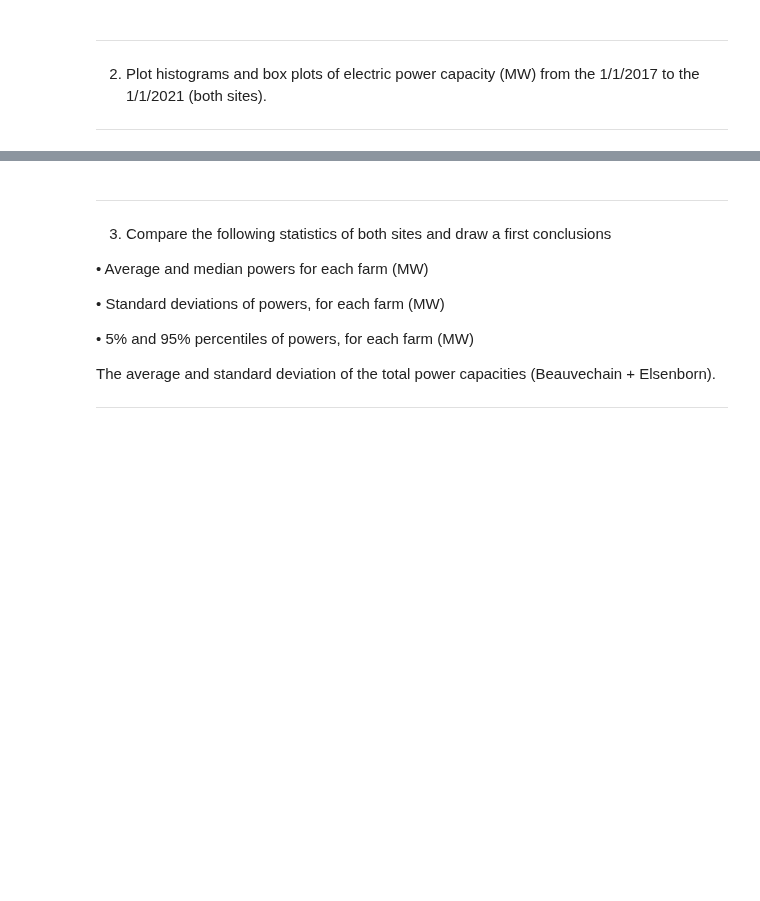
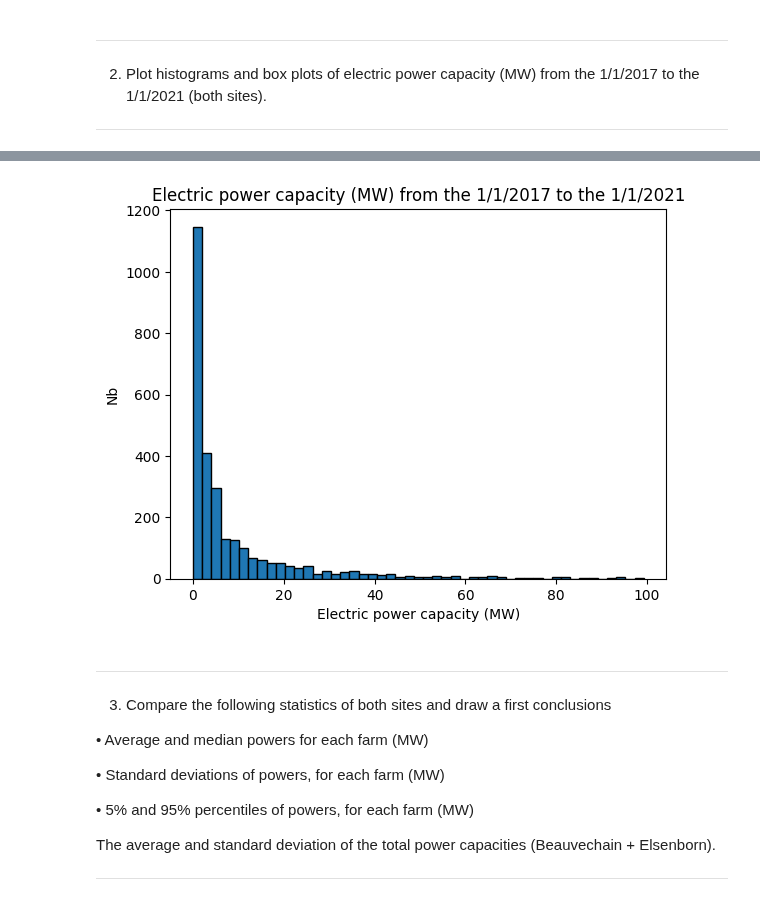
Before and after one commit to clem119/Hackathons, a Jupyter notebook: H1/hack1_without_code.ipynb, the cells around one changed output, grey strips where cells are left out. Cells and saved outputs as stored; diff of their text form; code cells hidden in the pictures; blank space fills up the shorter version.

```diff
--- a/H1/hack1_without_code.ipynb
+++ b/H1/hack1_without_code.ipynb
@@ -207,3 +131,18 @@ No artists with labels found to put in legend.  Note that artists whose label st
+# %%
+r = ElecPowerCapa()
+Results=r[0]+r[1]
+
+max=np.max(Results)
+bins = [] # bins est l'argument qui permet de répartir les données en un certain nombre de barres verticales
+for i in range(50): bins.append(i*max/50) # ici, l'argument bins est une liste qui comprend 50 intervales croissant linéairement entre 0 et la puissance max
+
+plt.hist(Results, bins=bins, edgecolor='black')
+plt.xlabel("Electric power capacity (MW)")
+plt.ylabel("Nb")
+plt.title("Electric power capacity (MW) from the 1/1/2017 to the 1/1/2021")
+plt.show()
+# %% [output]
+[figure, added]
 # %% [markdown]
 ------------------------------------------------------------------------------------------------------
 
```
Also changed, not shown: parts of 5 cells of this notebook, 3 other files.
